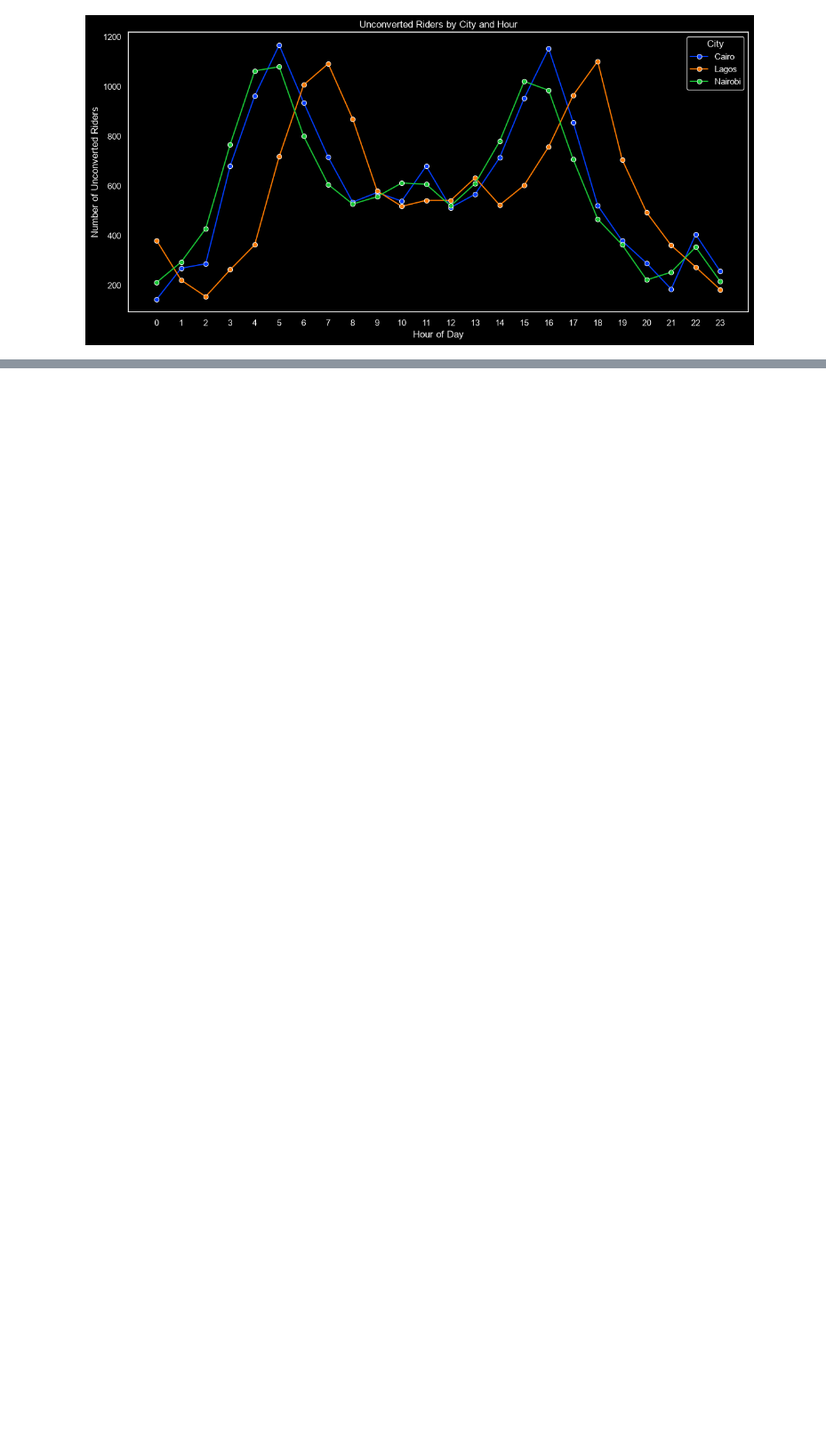
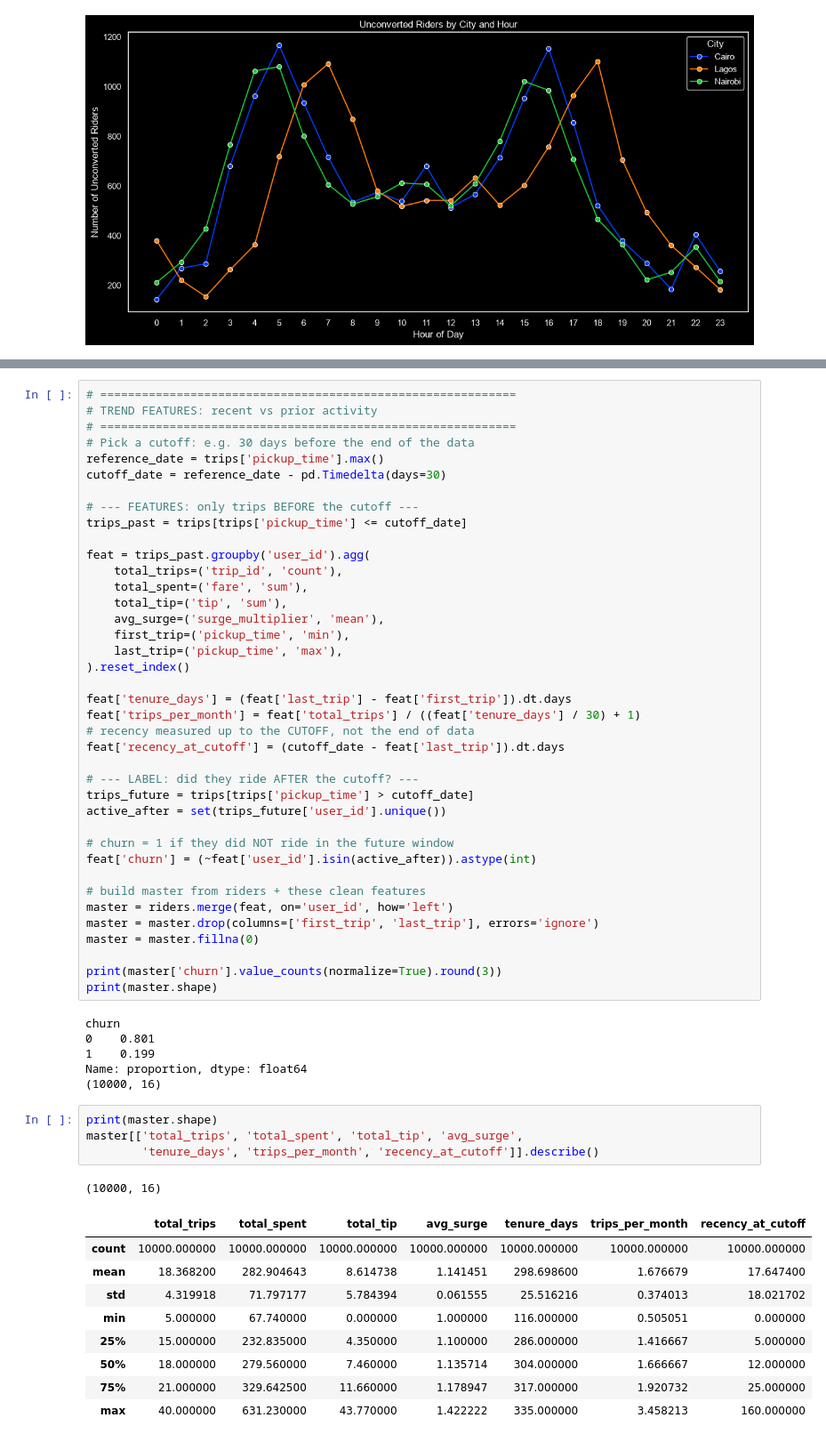
Before and after one commit to Opeyemi-io/Ridewise-Project, a Jupyter notebook: notebook/eda.ipynb, the cells around one changed output, grey strips where cells are left out. Shown at 89% size. Cells and saved outputs as stored; diff of their text form; blank space fills up the shorter version.

```diff
--- a/notebook/eda.ipynb
+++ b/notebook/eda.ipynb
@@ -825,0 +1078,60 @@ with plt.style.context('dark_background'):
+# %%
+# ============================================================
+# TREND FEATURES: recent vs prior activity
+# ============================================================
+# Pick a cutoff: e.g. 30 days before the end of the data
+reference_date = trips['pickup_time'].max()
+cutoff_date = reference_date - pd.Timedelta(days=30)
+
+# --- FEATURES: only trips BEFORE the cutoff ---
+trips_past = trips[trips['pickup_time'] <= cutoff_date]
+
+feat = trips_past.groupby('user_id').agg(
+    total_trips=('trip_id', 'count'),
+    total_spent=('fare', 'sum'),
+    total_tip=('tip', 'sum'),
+    avg_surge=('surge_multiplier', 'mean'),
+    first_trip=('pickup_time', 'min'),
+    last_trip=('pickup_time', 'max'),
+).reset_index()
+
+feat['tenure_days'] = (feat['last_trip'] - feat['first_trip']).dt.days
+feat['trips_per_month'] = feat['total_trips'] / ((feat['tenure_days'] / 30) + 1)
+# recency measured up to the CUTOFF, not the end of data
+feat['recency_at_cutoff'] = (cutoff_date - feat['last_trip']).dt.days
+
+# --- LABEL: did they ride AFTER the cutoff? ---
+trips_future = trips[trips['pickup_time'] > cutoff_date]
+active_after = set(trips_future['user_id'].unique())
+
+# churn = 1 if they did NOT ride in the future window
+feat['churn'] = (~feat['user_id'].isin(active_after)).astype(int)
+
+# build master from riders + these clean features
+master = riders.merge(feat, on='user_id', how='left')
+master = master.drop(columns=['first_trip', 'last_trip'], errors='ignore')
+master = master.fillna(0)
+
+print(master['churn'].value_counts(normalize=True).round(3))
+print(master.shape)
+# %% [output]
+churn
+0    0.801
+1    0.199
+Name: proportion, dtype: float64
+(10000, 16)
+# %%
+print(master.shape)
+master[['total_trips', 'total_spent', 'total_tip', 'avg_surge',
+        'tenure_days', 'trips_per_month', 'recency_at_cutoff']].describe()
+# %% [output]
+(10000, 16)
+|  | total_trips | total_spent | total_tip | avg_surge | tenure_days | trips_per_month | recency_at_cutoff |
+| count | 10000.000000 | 10000.000000 | 10000.000000 | 10000.000000 | 10000.000000 | 10000.000000 | 10000.000000 |
+| mean | 18.368200 | 282.904643 | 8.614738 | 1.141451 | 298.698600 | 1.676679 | 17.647400 |
+| std | 4.319918 | 71.797177 | 5.784394 | 0.061555 | 25.516216 | 0.374013 | 18.021702 |
+| min | 5.000000 | 67.740000 | 0.000000 | 1.000000 | 116.000000 | 0.505051 | 0.000000 |
+| 25% | 15.000000 | 232.835000 | 4.350000 | 1.100000 | 286.000000 | 1.416667 | 5.000000 |
+| 50% | 18.000000 | 279.560000 | 7.460000 | 1.135714 | 304.000000 | 1.666667 | 12.000000 |
+| 75% | 21.000000 | 329.642500 | 11.660000 | 1.178947 | 317.000000 | 1.920732 | 25.000000 |
+| max | 40.000000 | 631.230000 | 43.770000 | 1.422222 | 335.000000 | 3.458213 | 160.000000 |
```
Also changed, not shown: parts of 33 cells of this notebook, 3 other files.
